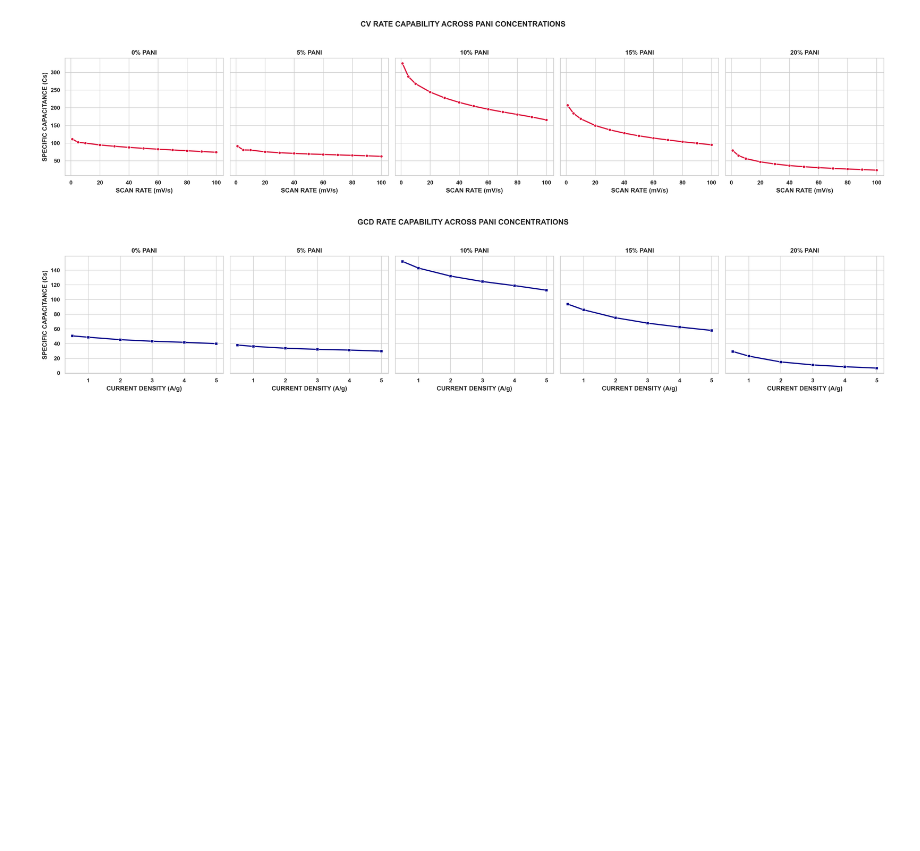
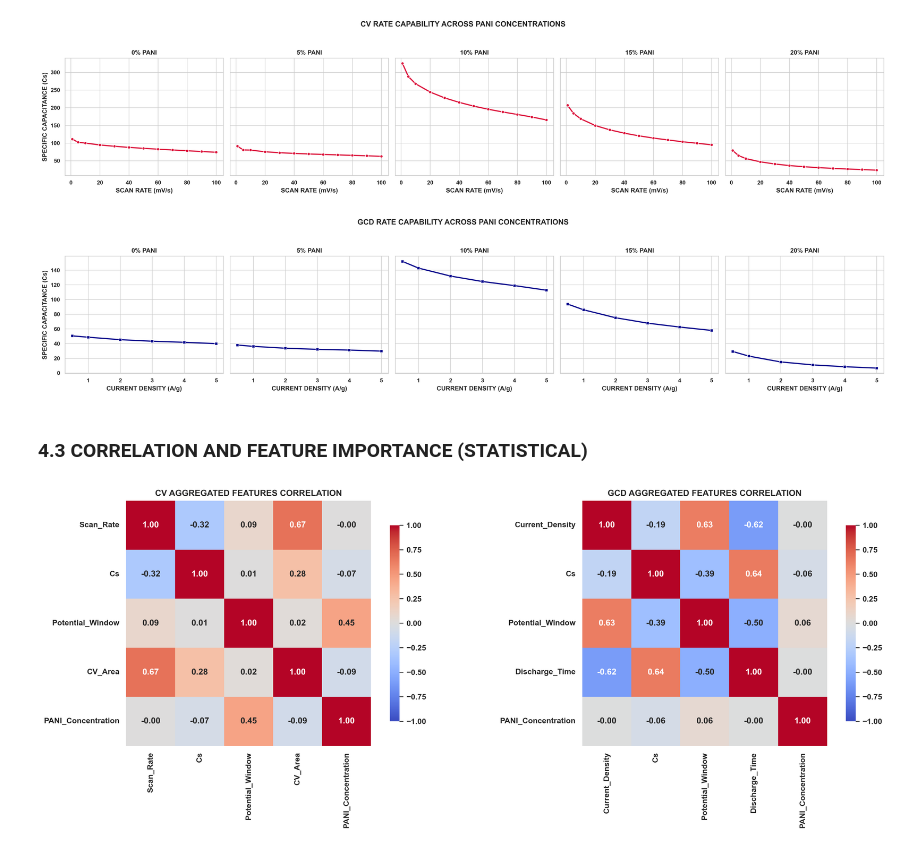
Before and after one commit to DaRkSouL36/CHARGESCOPE-AI, a Jupyter notebook: NOTEBOOKS/PANI/NOTEBOOK[1].ipynb, the cells around one changed output. Drawn from its saved outputs; the diff is of its cells as text; code cells hidden in the pictures; blank space fills up the shorter version.

Commit message:
CORRELATION AND FEATURE IMPORTANCE (STATISTICAL)

```diff
--- a/NOTEBOOKS/PANI/NOTEBOOK[1].ipynb
+++ b/NOTEBOOKS/PANI/NOTEBOOK[1].ipynb
@@ -548,3 +548,30 @@ plot_rate_capability_grid(master_cv_df, master_gcd_df)
 # %% [output]
 [figure]
 [figure]
+# %% [markdown]
+### 4.3 CORRELATION AND FEATURE IMPORTANCE (STATISTICAL)
+# %%
+def plot_master_correlation_matrices(cv_df: pd.DataFrame, gcd_df: pd.DataFrame):
+    """
+    PLOTS PEARSON CORRELATION HEATMAPS FOR THE PHASE 2 AGGREGATED DATA.
+    """
+    fig, axes = plt.subplots(1, 2, figsize=(16, 6), dpi=300)
+
+    # CV CORRELATION
+    sns.heatmap(cv_df.corr(method='pearson'), annot=True, cmap='coolwarm',
+                fmt=".2f", ax=axes[0], cbar_kws={'shrink': .8},
+                vmin=-1, vmax=1, square=True)
+    axes[0].set_title('CV AGGREGATED FEATURES CORRELATION', fontweight='bold')
+
+    # GCD CORRELATION
+    sns.heatmap(gcd_df.corr(method='pearson'), annot=True, cmap='coolwarm',
+                fmt=".2f", ax=axes[1], cbar_kws={'shrink': .8},
+                vmin=-1, vmax=1, square=True)
+    axes[1].set_title('GCD AGGREGATED FEATURES CORRELATION', fontweight='bold')
+
+    plt.tight_layout()
+    plt.show()
+
+plot_master_correlation_matrices(master_cv_df, master_gcd_df)
+# %% [output]
+[figure, added]
```
